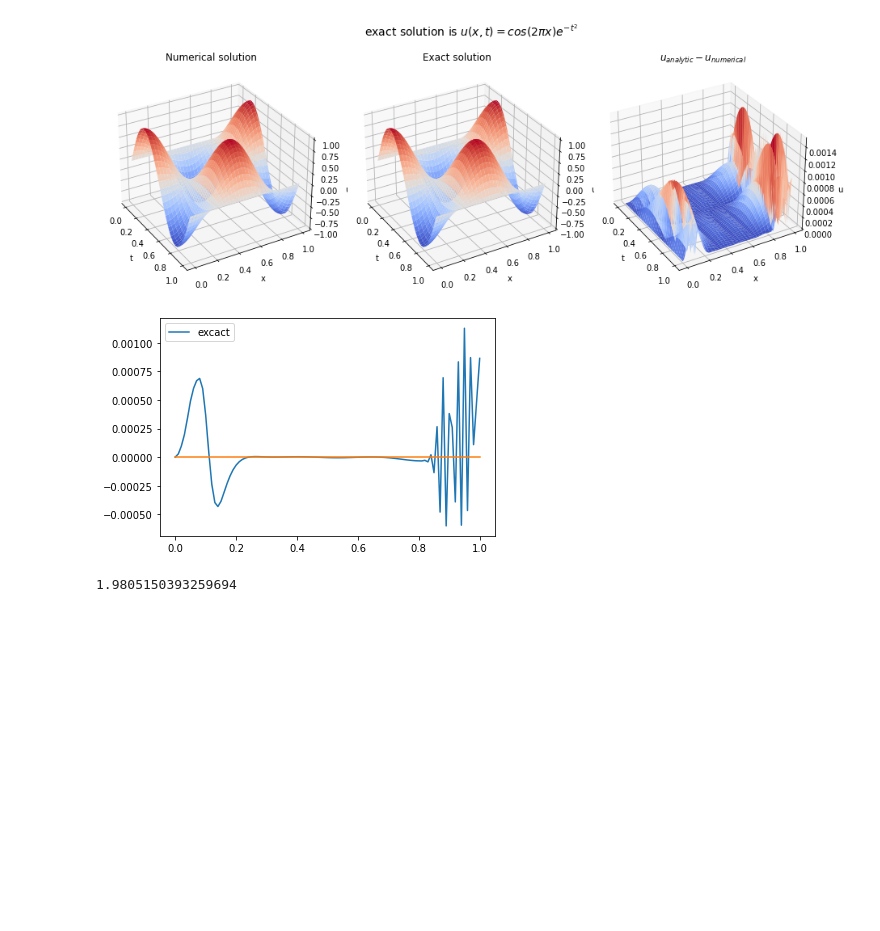
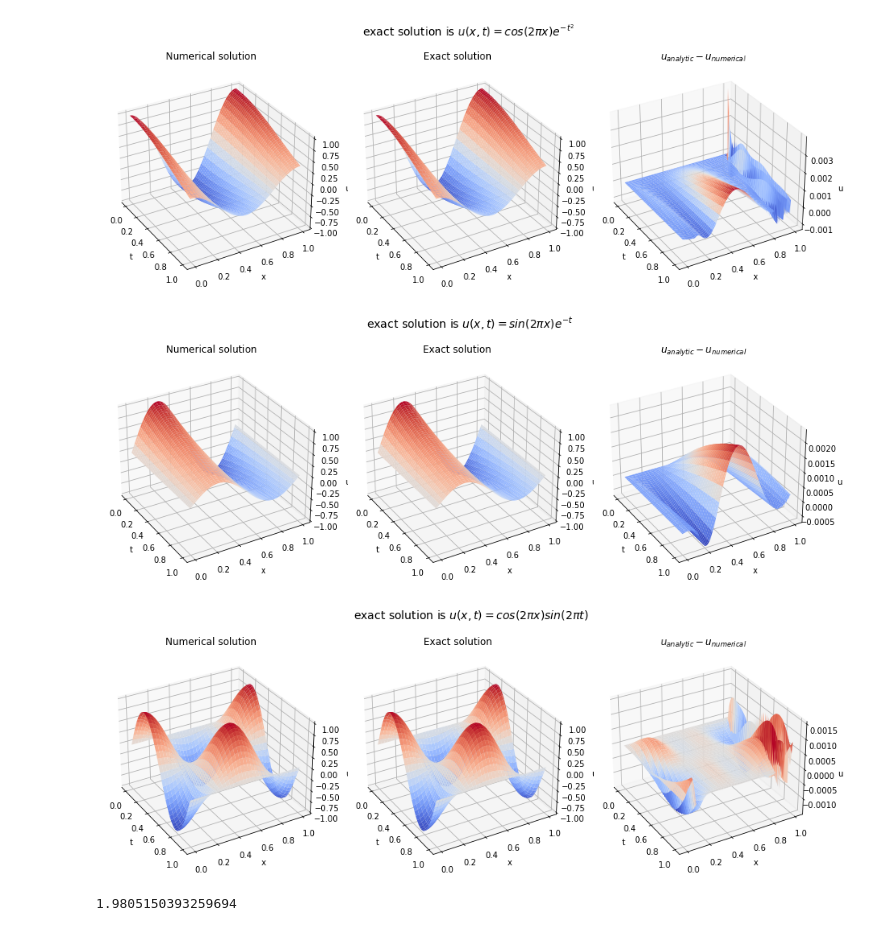
Before and after one commit to ulrikunneberg/numdiffprosj2, a Jupyter notebook: Gorms Big Dick Fil.ipynb, the cells around one changed output. Saved outputs shown, nothing was run; the diff lists cells and outputs as text; code cells hidden in the pictures; blank space fills up the shorter version.

```diff
--- a/Gorms Big Dick Fil.ipynb
+++ b/Gorms Big Dick Fil.ipynb
@@ -125,23 +162,35 @@ def bc_RHS3(t, init, a):
-# %%
-test3= LAX_Wendroff(M, T, N, init_RHS3, bc_RHS3, simple_a, dx_simple_a, withRHS3)
-
-tttt, xxxx=np.meshgrid(ttt, xxx)
-
-exact3 = u_exact3(0,xxxx, simple_a, tttt)
-
-diff3 = np.abs(test3-exact3)
-
-plot_solutionTest(test3, exact3, diff3, angle=-30, filename="numeric upwind vs exact test 1", name=r'exact solution is $u(x,t)=cos(2\pi x)e^{-t^2}$')
-
-
-plt.figure()
-plt.plot(xxx, test3[:,-1], label = "excact")
-plt.plot(xxx, exact3[:,-1])
-plt.legend()
-plt.show()
-# %% [output]
-[figure, removed]
-[figure, removed]
+# %%
+tttt, xxxx=np.meshgrid(ttt, xxx)
+
+test1= LAX_Wendroff(M, T, N, init_RHS1, bc_RHS1, simple_a, dx_simple_a, withRHS1, RHS1_d)
+
+exact1 = u_exact1(0,xxxx, simple_a, tttt)
+
+diff1 = test1-exact1
+
+plot_solutionTest(test1, exact1, diff1, angle=-30, filename="numeric LAX_Wendroff vs exact test 1", name=r'exact solution is $u(x,t)=cos(2\pi x)e^{-t^2}$')
+
+#############
+
+test2= LAX_Wendroff(M, T, N, init_RHS2, bc_RHS2, simple_a, dx_simple_a, withRHS2, RHS2_d)
+
+exact2 = u_exact2(0,xxxx, simple_a, tttt)
+
+diff2 = test2-exact2
+
+plot_solutionTest(test2, exact2, diff2, angle=-30, filename="numeric LAX_Wendroff vs exact test 2", name=r'exact solution is $u(x,t)=sin(2\pi x)e^{-t}$')
+
+test3= LAX_Wendroff(M, T, N, init_RHS3, bc_RHS3, simple_a, dx_simple_a, withRHS3, RHS3_d)
+
+exact3 = u_exact3(0,xxxx, simple_a, tttt)
+
+diff3 = test3-exact3
+
+plot_solutionTest(test3, exact3, diff3, angle=-30, filename="numeric LAX_Wendroff vs exact test 3", name=r'exact solution is $u(x,t)=cos(2\pi x)sin(2\pi t)$')
+# %% [output]
+[figure, added]
+[figure, added]
+[figure, added]
 # %%
 def error_func_h(u_exact_method, RHS,init, bc, scheme, a, dx_a):
     Ms=np.arange(10,20,1)
```
Also changed, not shown: parts of 4 cells of this notebook, 3 other files.
